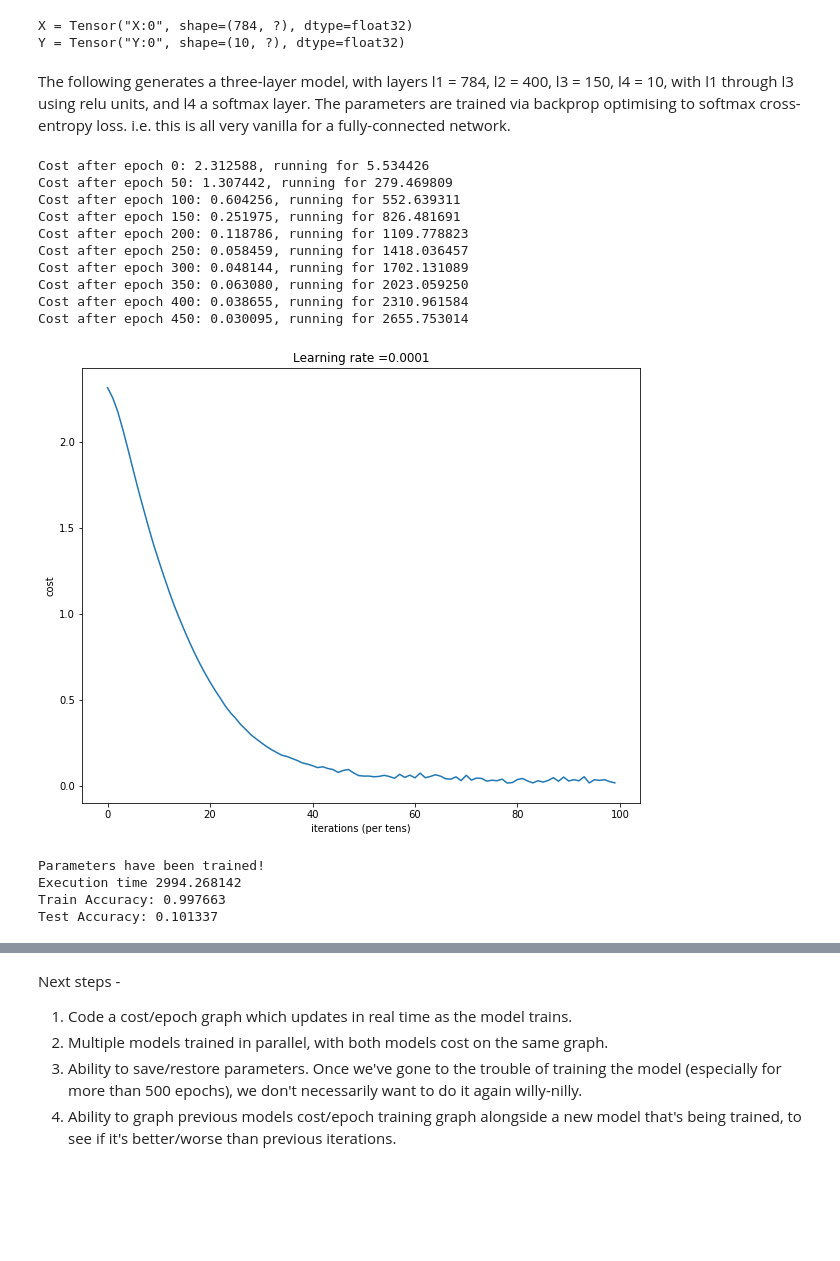
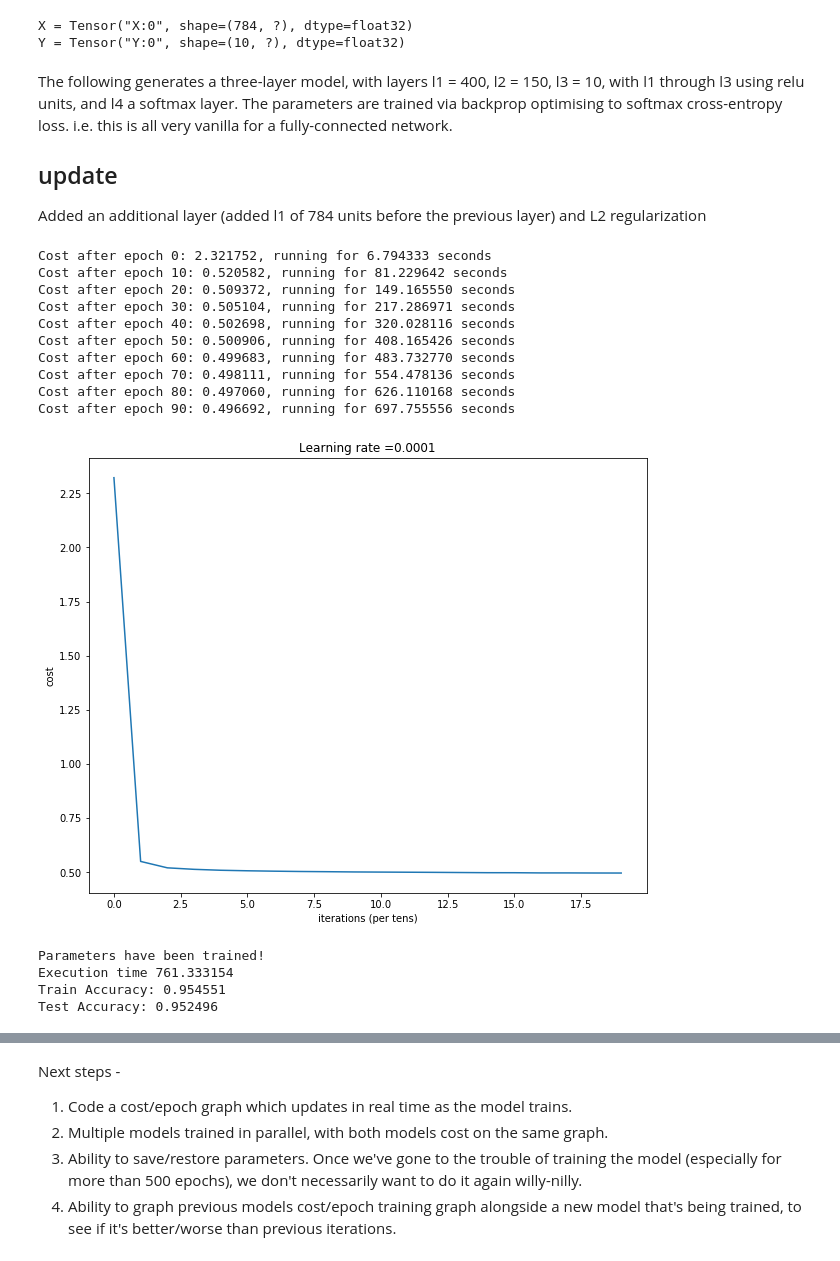
Before and after one commit to nicksexton/handwritten_digit_recognition, a Jupyter notebook: part 2 - mnist dataset.ipynb, the cells around one changed output, grey strips where cells are left out. Cells and saved outputs as stored; diff of their text form; code cells hidden in the pictures; blank space fills up the shorter version.

Commit message:
solved the bug, now 95% on train/test set with L2 regularization on all layers

```diff
--- a/part 2 - mnist dataset.ipynb
+++ b/part 2 - mnist dataset.ipynb
@@ -320,17 +340,17 @@ def initialize_parameters_3layers(size_input, size_l1, size_l2, size_l3):
 
     return parameters
 # %%
-def forward_propagation_3layers(X, parameters):
+def forward_propagation_3layers(X, Y, parameters, beta = 0.01):
     """
-    Implements the forward propagation for the model: LINEAR -> RELU -> LINEAR -> RELU -> LINEAR -> SOFTMAX
+    Implements the forward propagation for 4 layer network
 
     Arguments:
     X -- input dataset placeholder, of shape (input size, number of examples)
-    parameters -- python dictionary containing your parameters "W1", "b1", "W2", "b2", "W3", "b3"
+    parameters -- python dictionary containing parameters "W1", "b1", "W2", "b2", ... "W5", "b5"
                   the shapes are given in initialize_parameters
 
     Returns:
-    Z3 -- the output of the last LINEAR unit
+    cost -- softmax cross entropy loss
     """
 
     # Retrieve the parameters from the dictionary "parameters"
@@ -341,11 +361,20 @@ def forward_propagation_3layers(X, parameters):
     W3 = parameters['W3']
     b3 = parameters['b3']
 
-                                                           # Numpy Equivalents:
-    Z1 = tf.add(tf.matmul(W1, X), b1)                      # Z1 = np.dot(W1, X) + b1
-    A1 = tf.nn.relu(Z1)                                    # A1 = relu(Z1)
-    Z2 = tf.add(tf.matmul(W2, A1), b2)                     # Z2 = np.dot(W2, a1) + b2
-    A2 = tf.nn.relu(Z2)                                    # A2 = relu(Z2)
-    Z3 = tf.add(tf.matmul(W3, A2), b3)                     # Z3 = np.dot(W3,Z2) + b3
 
-    return Z3
+
+    Z1 = tf.add(tf.matmul(W1, X), b1)
+    A1 = tf.nn.relu(Z1)
+    Z2 = tf.add(tf.matmul(W2, A1), b2)
+    A2 = tf.nn.relu(Z2)
+    Z3 = tf.add(tf.matmul(W3, A2), b3)
+
+    logits = tf.transpose(Z3)
+    labels = tf.transpose(Y)
+
+    cost = tf.reduce_mean(tf.nn.softmax_cross_entropy_with_logits(logits=logits, labels=labels))
+
+    regularizers = tf.nn.l2_loss(W1) + tf.nn.l2_loss(W2) + tf.nn.l2_loss(W3)
+    cost = tf.reduce_mean(cost + beta * regularizers)
+
+    return Z3, cost
@@ -372,7 +381,10 @@ def compute_cost(Z3, Y):
 # %% [markdown]
-The following generates a three-layer model, with layers l1 = 784, l2 = 400, l3 = 150, l4 = 10, with l1 through l3 using relu units, and l4 a softmax layer. The parameters are trained via backprop optimising to softmax cross-entropy loss. i.e. this is all very vanilla for a fully-connected network.
+The following generates a three-layer model, with layers l1 = 400, l2 = 150, l3 = 10, with l1 through l3 using relu units, and l4 a softmax layer. The parameters are trained via backprop optimising to softmax cross-entropy loss. i.e. this is all very vanilla for a fully-connected network.
+
+## update
+Added an additional layer (added l1 of 784 units before the previous layer) and L2 regularization
 # %%
-def model(X_train, Y_train, X_test, Y_test, learning_rate = 0.0001,
+def model(X_train, Y_train, X_test, Y_test, learning_rate = 0.0001, beta = 0.01,
           num_epochs = 500, minibatch_size = 32, print_cost = True):
     """
     Implements a three-layer tensorflow neural network: LINEAR->RELU->LINEAR->RELU->LINEAR->SOFTMAX.
@@ -400,8 +412,7 @@ def model(X_train, Y_train, X_test, Y_test, learning_rate = 0.0001,
 
     X, Y = create_placeholders (n_x, n_y)
     parameters = initialize_parameters_3layers(size_input = 784, size_l1 = 400, size_l2 = 150, size_l3 = 10)
-    Z3 = forward_propagation_3layers (X, parameters)
-    cost = compute_cost (Z3, Y)
+    Z3, cost = forward_propagation_3layers (X, Y, parameters, beta = beta)
     optimizer = tf.train.AdamOptimizer(learning_rate = learning_rate).minimize(cost)
 
     init = tf.global_variables_initializer()
@@ -429,7 +440,7 @@ def model(X_train, Y_train, X_test, Y_test, learning_rate = 0.0001,
                 epoch_cost += minibatch_cost / num_minibatches
 
             # Print the cost every epoch
-            if print_cost == True and epoch % 50 == 0:
+            if print_cost == True and epoch % 10 == 0:
                 timer = time.time() - tic
                 print ("Cost after epoch %i: %f, running for %f seconds" % (epoch, epoch_cost, timer))
             if print_cost == True and epoch % 5 == 0:
@@ -459,23 +470,23 @@ def model(X_train, Y_train, X_test, Y_test, learning_rate = 0.0001,
 
         return parameters
 # %%
-parameters = model(train_set_X, train_set_Y_one_hot, dev_set_X, dev_set_Y_one_hot)
+parameters = model(train_set_X, train_set_Y_one_hot, dev_set_X, dev_set_Y_one_hot, num_epochs = 100)
 # %% [output]
-Cost after epoch 0: 2.312588, running for 5.534426
-Cost after epoch 50: 1.307442, running for 279.469809
-Cost after epoch 100: 0.604256, running for 552.639311
-Cost after epoch 150: 0.251975, running for 826.481691
-Cost after epoch 200: 0.118786, running for 1109.778823
-Cost after epoch 250: 0.058459, running for 1418.036457
-Cost after epoch 300: 0.048144, running for 1702.131089
-Cost after epoch 350: 0.063080, running for 2023.059250
-Cost after epoch 400: 0.038655, running for 2310.961584
-Cost after epoch 450: 0.030095, running for 2655.753014
+Cost after epoch 0: 2.321752, running for 6.794333 seconds
+Cost after epoch 10: 0.520582, running for 81.229642 seconds
+Cost after epoch 20: 0.509372, running for 149.165550 seconds
+Cost after epoch 30: 0.505104, running for 217.286971 seconds
+Cost after epoch 40: 0.502698, running for 320.028116 seconds
+Cost after epoch 50: 0.500906, running for 408.165426 seconds
+Cost after epoch 60: 0.499683, running for 483.732770 seconds
+Cost after epoch 70: 0.498111, running for 554.478136 seconds
+Cost after epoch 80: 0.497060, running for 626.110168 seconds
+Cost after epoch 90: 0.496692, running for 697.755556 seconds
-[figure, old version]
+[figure, new version]
 Parameters have been trained!
-Execution time 2994.268142
-Train Accuracy: 0.997663
-Test Accuracy: 0.101337
+Execution time 761.333154
+Train Accuracy: 0.954551
+Test Accuracy: 0.952496
 # %% [markdown]
 On my intel Core i5-3380M laptop the model takes about 40 minutes to train (for 500 epochs, on 48,780 training examples). The fact is, for the first layer alone, 784 x 784 units = 614,656 weight parameters. This is an illustration of why convolutional networks might be more efficient to train on image data - and 28x28 greyscale is *not* a big image.
 
```
Also changed, not shown: parts of 14 cells of this notebook.
